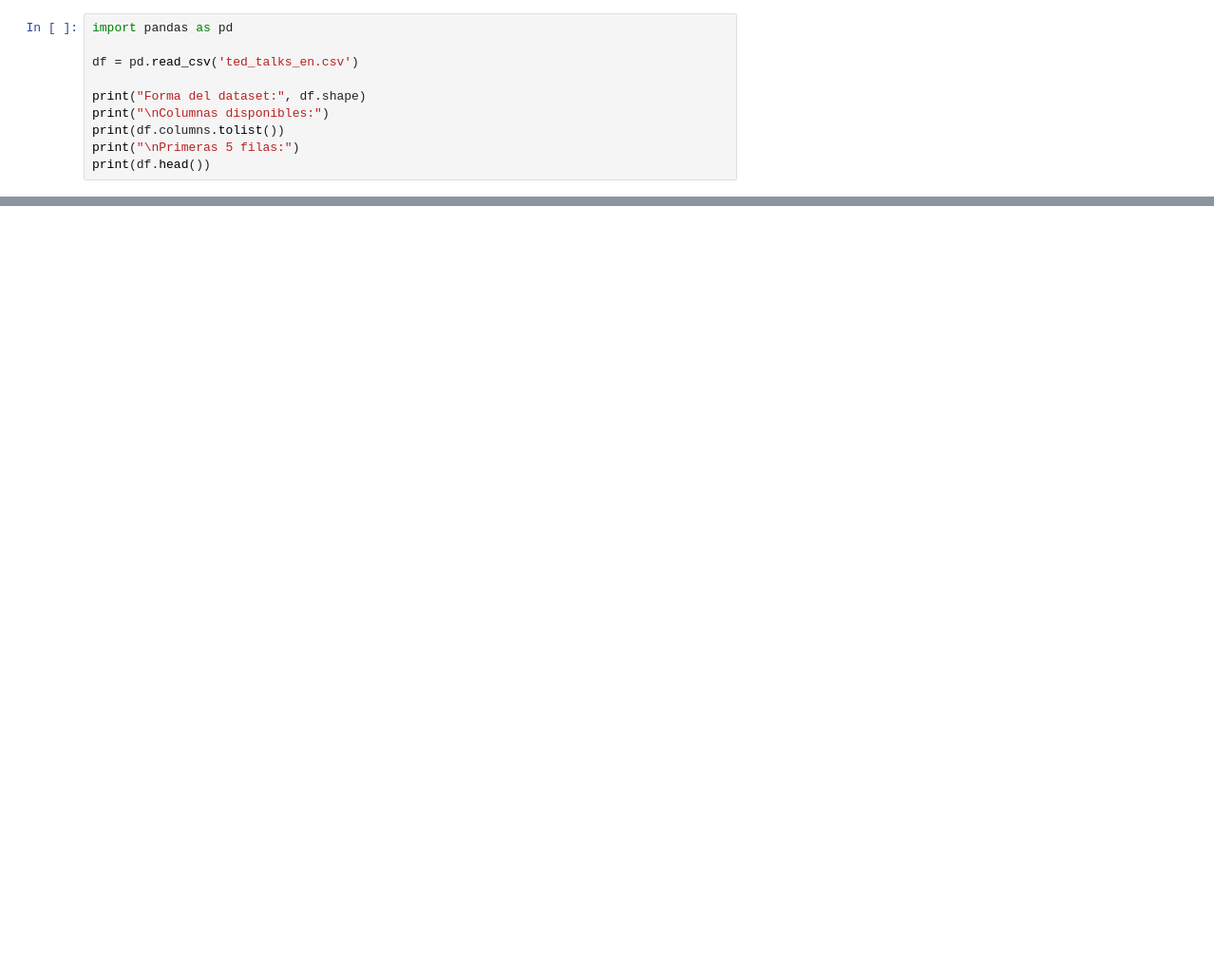
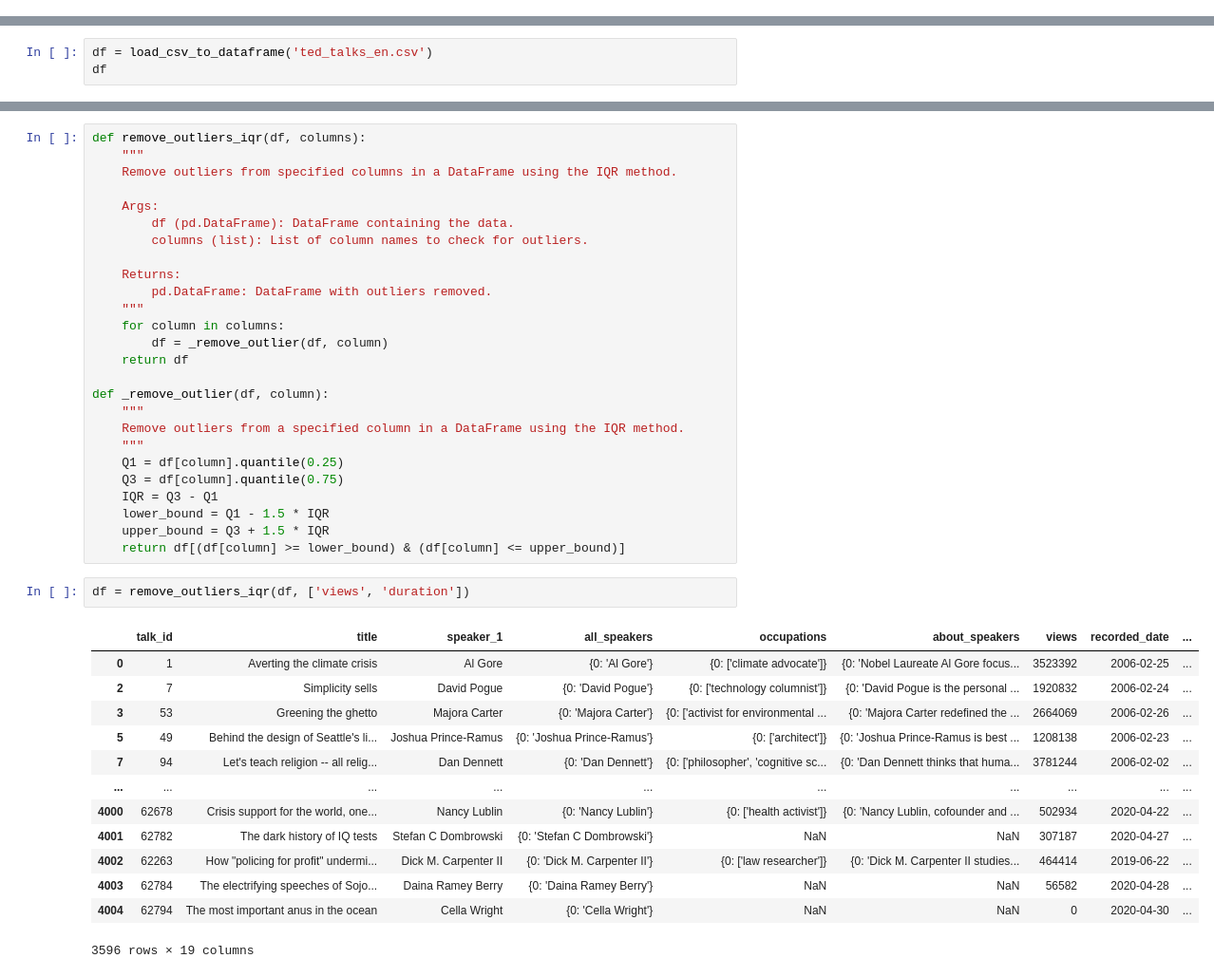
Before and after one commit to manuujrodcruz/data-extraction-TED-Talks-transcripts-for-NLP, a Jupyter notebook: data-extraction-TED-Talks-transcripts-for-NLP.ipynb, the cells around one changed output, grey strips where cells are left out. Shown at 95% size. Cells and saved outputs as stored; diff of their text form; blank space fills up the shorter version.

Commit message:
feat: add outliers filter

```diff
--- a/data-extraction-TED-Talks-transcripts-for-NLP.ipynb
+++ b/data-extraction-TED-Talks-transcripts-for-NLP.ipynb
@@ -1,10 +0,0 @@
-# %%
-import pandas as pd
-
-df = pd.read_csv('ted_talks_en.csv')
-
-print("Forma del dataset:", df.shape)
-print("\nColumnas disponibles:")
-print(df.columns.tolist())
-print("\nPrimeras 5 filas:")
-print(df.head())
@@ -44,0 +21,3 @@ df
+# %%
+df = load_csv_to_dataframe('ted_talks_en.csv')
+df
@@ -44,0 +38,42 @@ df
+# %%
+def remove_outliers_iqr(df, columns):
+    """
+    Remove outliers from specified columns in a DataFrame using the IQR method.
+
+    Args:
+        df (pd.DataFrame): DataFrame containing the data.
+        columns (list): List of column names to check for outliers.
+
+    Returns:
+        pd.DataFrame: DataFrame with outliers removed.
+    """
+    for column in columns:
+        df = _remove_outlier(df, column)
+    return df
+
+def _remove_outlier(df, column):
+    """
+    Remove outliers from a specified column in a DataFrame using the IQR method.
+    """
+    Q1 = df[column].quantile(0.25)
+    Q3 = df[column].quantile(0.75)
+    IQR = Q3 - Q1
+    lower_bound = Q1 - 1.5 * IQR
+    upper_bound = Q3 + 1.5 * IQR
+    return df[(df[column] >= lower_bound) & (df[column] <= upper_bound)]
+# %%
+df = remove_outliers_iqr(df, ['views', 'duration'])
+# %% [output]
+|  | talk_id | title | speaker_1 | all_speakers | occupations | about_speakers | views | recorded_date | ... |
+| 0 | 1 | Averting the climate crisis | Al Gore | {0: 'Al Gore'} | {0: ['climate advocate']} | {0: 'Nobel Laureate Al Gore focus... | 3523392 | 2006-02-25 | ... |
+| 2 | 7 | Simplicity sells | David Pogue | {0: 'David Pogue'} | {0: ['technology columnist']} | {0: 'David Pogue is the personal ... | 1920832 | 2006-02-24 | ... |
+| 3 | 53 | Greening the ghetto | Majora Carter | {0: 'Majora Carter'} | {0: ['activist for environmental ... | {0: 'Majora Carter redefined the ... | 2664069 | 2006-02-26 | ... |
+| 5 | 49 | Behind the design of Seattle's li... | Joshua Prince-Ramus | {0: 'Joshua Prince-Ramus'} | {0: ['architect']} | {0: 'Joshua Prince-Ramus is best ... | 1208138 | 2006-02-23 | ... |
+| 7 | 94 | Let's teach religion -- all relig... | Dan Dennett | {0: 'Dan Dennett'} | {0: ['philosopher', 'cognitive sc... | {0: 'Dan Dennett thinks that huma... | 3781244 | 2006-02-02 | ... |
+| ... | ... | ... | ... | ... | ... | ... | ... | ... | ... |
+| 4000 | 62678 | Crisis support for the world, one... | Nancy Lublin | {0: 'Nancy Lublin'} | {0: ['health activist']} | {0: 'Nancy Lublin, cofounder and ... | 502934 | 2020-04-22 | ... |
+| 4001 | 62782 | The dark history of IQ tests | Stefan C Dombrowski | {0: 'Stefan C Dombrowski'} | NaN | NaN | 307187 | 2020-04-27 | ... |
+| 4002 | 62263 | How "policing for profit" undermi... | Dick M. Carpenter II | {0: 'Dick M. Carpenter II'} | {0: ['law researcher']} | {0: 'Dick M. Carpenter II studies... | 464414 | 2019-06-22 | ... |
+| 4003 | 62784 | The electrifying speeches of Sojo... | Daina Ramey Berry | {0: 'Daina Ramey Berry'} | NaN | NaN | 56582 | 2020-04-28 | ... |
+| 4004 | 62794 | The most important anus in the ocean | Cella Wright | {0: 'Cella Wright'} | NaN | NaN | 0 | 2020-04-30 | ... |
+3596 rows × 19 columns
```
Also changed, not shown: parts of 6 cells of this notebook.
